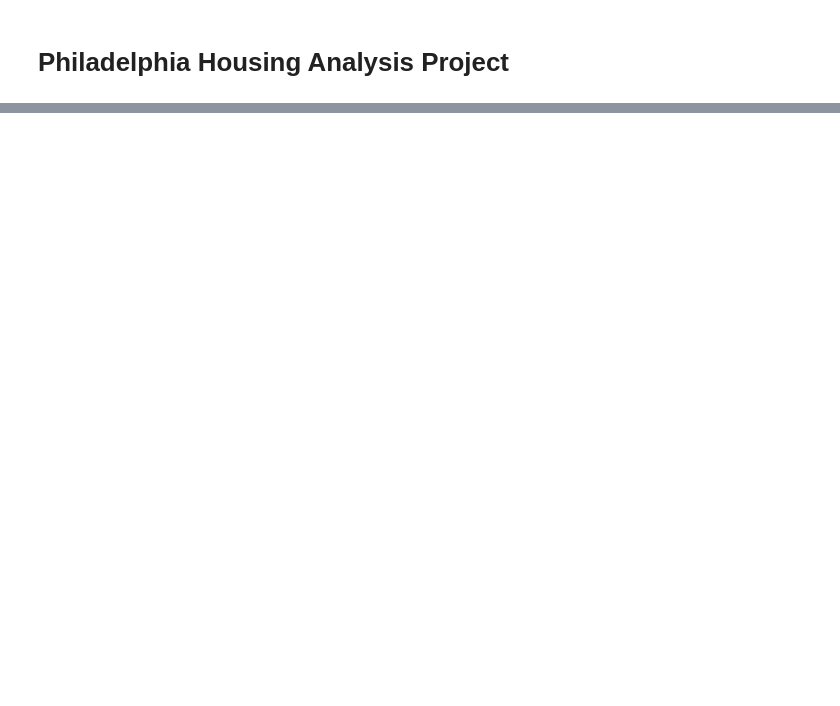
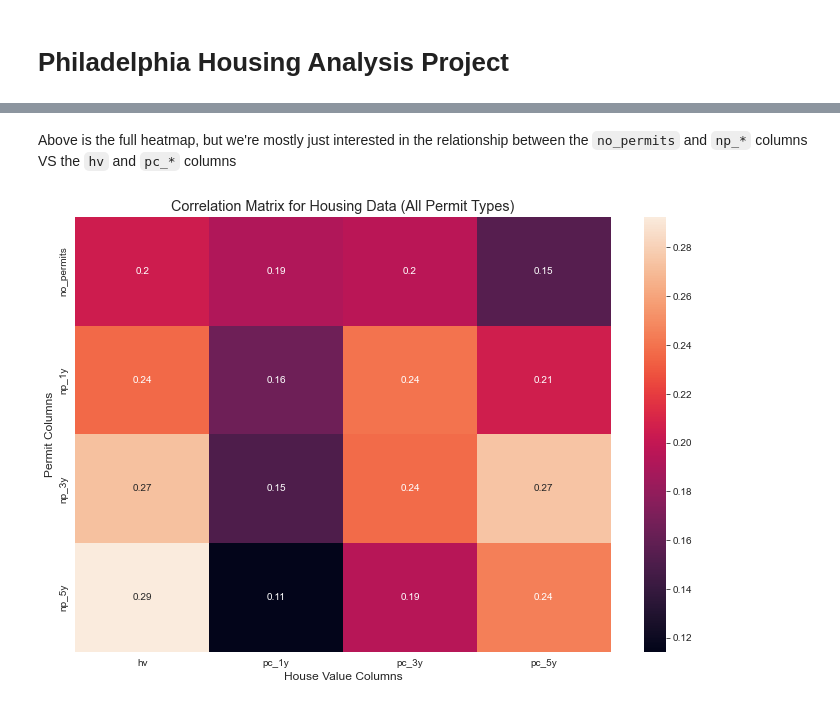
Before and after one commit to JohnnyKile/Philadelphia-Housing-Analysis, a Jupyter notebook: Philadelphia Housing Analysis.ipynb, the cells around one changed output, grey strips where cells are left out. Cells and saved outputs as stored; diff of their text form; code cells hidden in the pictures; blank space fills up the shorter version.

```diff
--- a/Philadelphia Housing Analysis.ipynb
+++ b/Philadelphia Housing Analysis.ipynb
@@ -505,0 +182,4 @@ NameError: name 'hv_cols' is not defined
+# %%
+#dtypes specified due to errors
+permits1 = pd.read_csv('data_files/permits_2007-2015.csv', dtype={'permitnumber':str, 'parcel_id_num':str})
+permits1.head()
@@ -505,0 +368,11 @@ NameError: name 'hv_cols' is not defined
+# %% [markdown]
+Above is the full heatmap, but we're mostly just interested in the relationship between the `no_permits` and `np_*` columns VS the `hv` and `pc_*` columns
+# %%
+sns.set_style("darkgrid")
+sns.heatmap(housing_data.corr().iloc[1:5, 5:], annot = True)
+plt.title("Correlation Matrix for Housing Data (All Permit Types)")
+plt.xlabel("House Value Columns")
+plt.ylabel("Permit Columns")
+plt.show()
+# %% [output]
+[figure, added]
```
Also changed, not shown: parts of 125 cells of this notebook.
